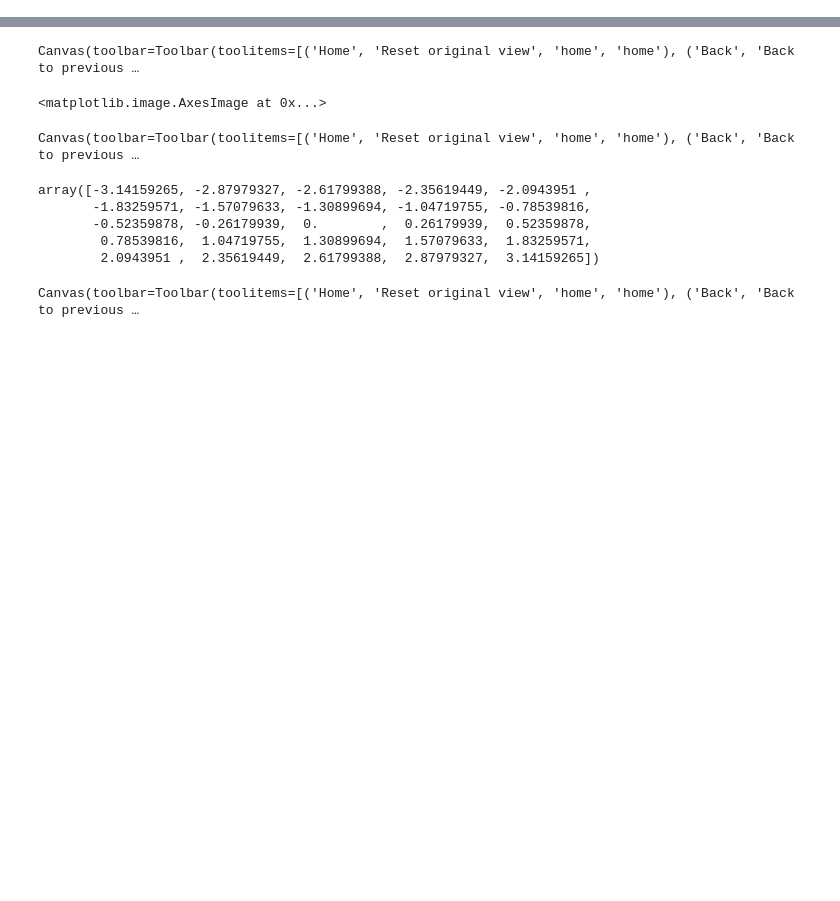
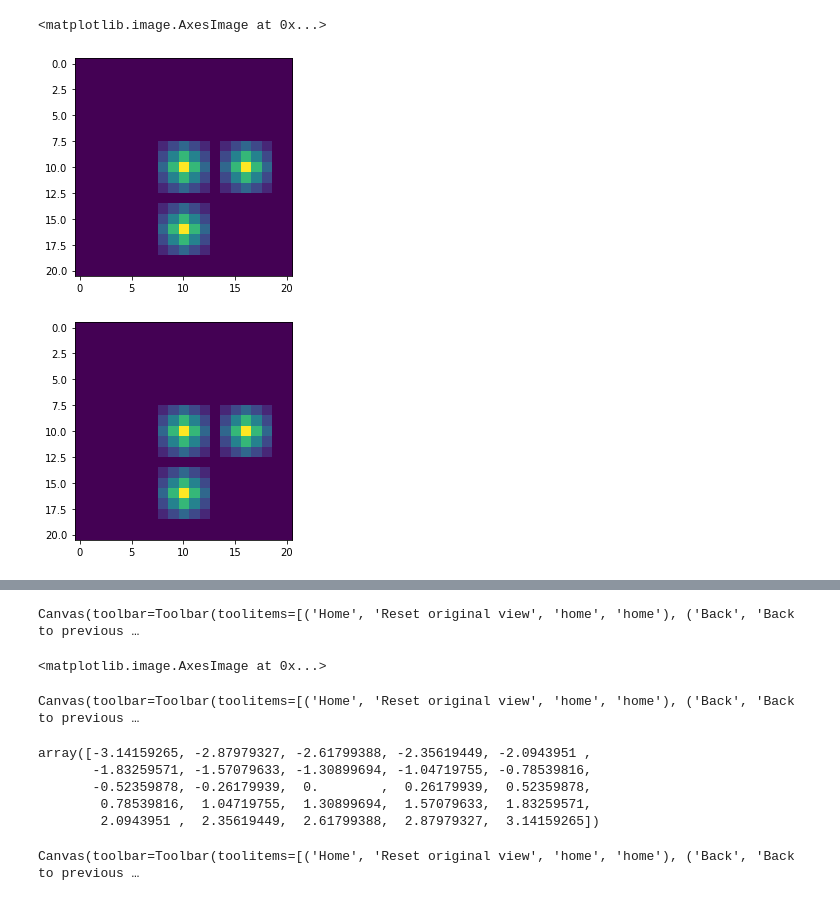
Before and after one commit to thomasaarholt/scanning-drift-corr, a Jupyter notebook: python/Rotate With Drift.ipynb, the cells around one changed output, grey strips where cells are left out. Saved outputs shown, nothing was run; the diff lists cells and outputs as text; code cells hidden in the pictures; blank space fills up the shorter version.

```diff
--- a/python/Rotate With Drift.ipynb
+++ b/python/Rotate With Drift.ipynb
@@ -57,0 +126,14 @@ I0, I1, I2 = img0.get(), img1.get(), img2.get()
+# %%
+plt.figure()
+plt.imshow(warp(I, np.linalg.inv(Affine2D().translate(-10, -10).scale(3,3).translate(10,10)), order=1))
+
+plt.figure()
+plt.imshow(warp(I, np.linalg.inv(
+    Affine2D().translate(10, 10)
+    @ np.diag([3,3,1])
+    @ Affine2D().translate(-10,-10)
+), order=1))
+# %% [output]
+<matplotlib.image.AxesImage at 0x...>
+[figure, added]
+[figure, added]
```
Also changed, not shown: parts of 44 cells of this notebook, 3 other files.
